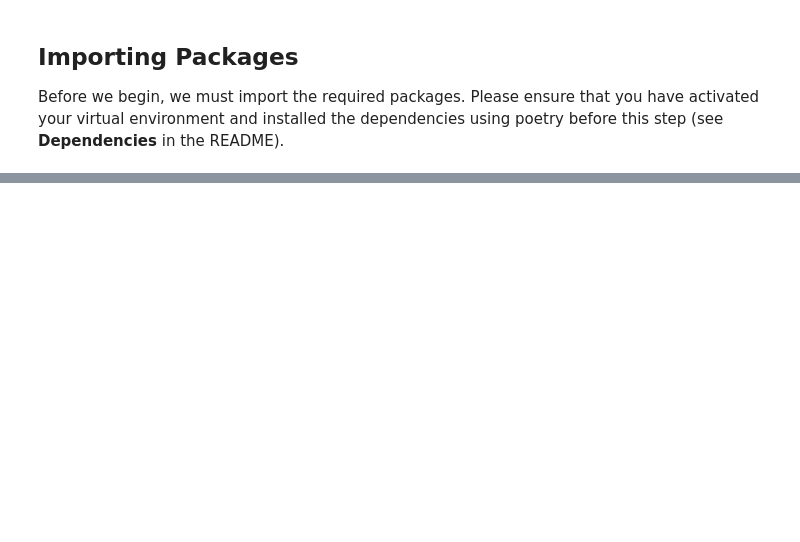
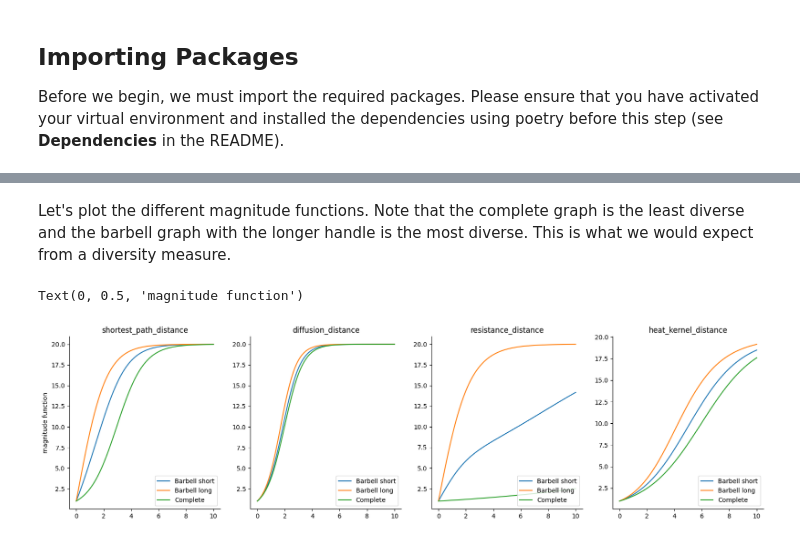
Before and after one commit to aidos-lab/magnipy, a Jupyter notebook: notebooks/graphipy_tutorial.ipynb, the cells around one changed output, grey strips where cells are left out. Saved outputs shown, nothing was run; the diff lists cells and outputs as text; code cells hidden in the pictures; blank space fills up the shorter version.

```diff
--- a/notebooks/graphipy_tutorial.ipynb
+++ b/notebooks/graphipy_tutorial.ipynb
@@ -602,0 +113,41 @@ plt.legend()
+# %%
+# different distances for graphs found in `Graphipy`
+metrics = [
+    "shortest_path_distance",
+    "diffusion_distance",
+    "resistance_distance",
+    "heat_kernel_distance",
+]
+
+graphis = {metric: [] for metric in metrics}
+magnis = {metric: [] for metric in metrics}
+
+# specifying the scales we want to compute the magnitude on
+ts = np.linspace(0, 10, 100)
+
+# initialize Graphipy objects for every metric and graph and compute the magnitude
+for metric in metrics:
+    for i, G in enumerate(graphs):
+        graphi = Graphipy(G=G, mode="structure", metric=metric, ts=ts)
+        magni, _ = graphi.get_magnitude()
+
+        graphis[metric].append(graphi)
+        magnis[metric].append(magni)
+# %% [markdown]
+Let's plot the different magnitude functions. Note that the complete graph is the least diverse and the barbell graph with the longer handle is the most diverse. This is what we would expect from a diversity measure.
+# %%
+# plotting magnitude functions for the differnt distances
+fig, ax = plt.subplots(1, len(metrics), figsize=(20, 5))
+
+for i, metric in enumerate(metrics):
+    for j in range(len(graphs)):
+        ax[i].plot(ts, magnis[metric][j], label=graphnames[j])
+        ax[i].legend(loc="lower right")
+        ax[i].set_title(metric)
+        ax[i].spines["top"].set_visible(False)
+        ax[i].spines["right"].set_visible(False)
+
+ax[0].set_ylabel("magnitude function")
+# %% [output]
+Text(0, 0.5, 'magnitude function')
+[figure, added]
```
Also changed, not shown: parts of 75 cells of this notebook.
